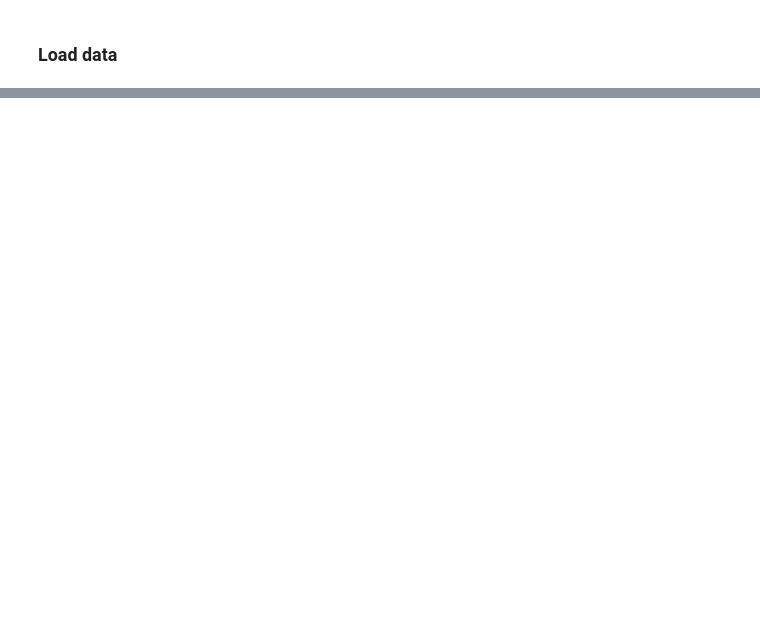
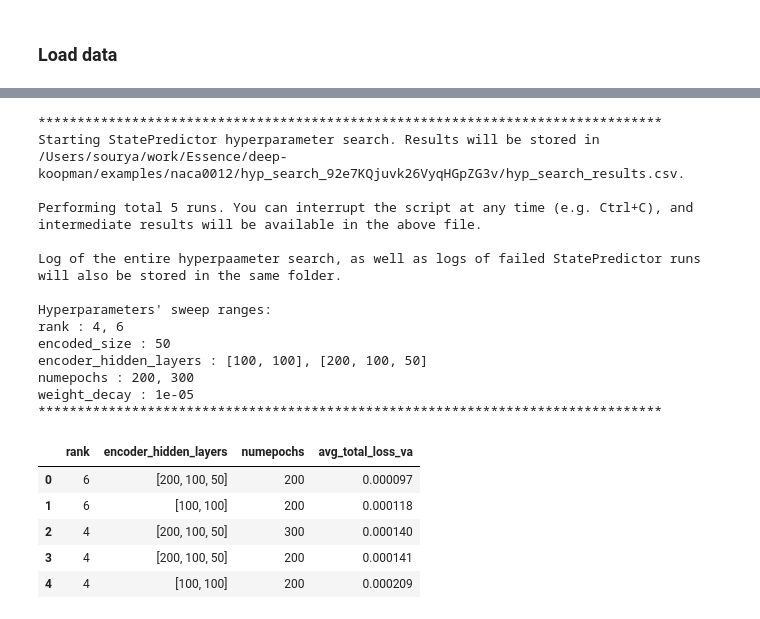
Before and after one commit to GaloisInc/dlkoopman, a Jupyter notebook: examples/naca0012/hyp_search.ipynb, the cells around one changed output, grey strips where cells are left out. Cells and saved outputs as stored; diff of their text form; code cells hidden in the pictures; blank space fills up the shorter version.

```diff
--- a/examples/naca0012/hyp_search.ipynb
+++ b/examples/naca0012/hyp_search.ipynb
@@ -49,0 +203,32 @@ We highly recommend performing hyperparameter search for any problem as it can l
+# %%
+output_folder = run_hyp_search(
+    dh = dh,
+    hyp_options = hyp_options,
+    avg_ignore_initial_epochs = 100,
+    numruns = 5
+)
+
+df = pd.read_csv(os.path.join(output_folder, 'hyp_search_results.csv'))
+df_truncated = df[['rank', 'encoder_hidden_layers', 'numepochs', 'avg_total_loss_va']]
+df_truncated
+# %% [output]
+********************************************************************************
+Starting StatePredictor hyperparameter search. Results will be stored in /Users/sourya/work/Essence/deep-koopman/examples/naca0012/hyp_search_92e7KQjuvk26VyqHGpZG3v/hyp_search_results.csv.
+
+Performing total 5 runs. You can interrupt the script at any time (e.g. Ctrl+C), and intermediate results will be available in the above file.
+
+Log of the entire hyperpaameter search, as well as logs of failed StatePredictor runs will also be stored in the same folder.
+
+Hyperparameters' sweep ranges:
+rank : 4, 6
+encoded_size : 50
+encoder_hidden_layers : [100, 100], [200, 100, 50]
+numepochs : 200, 300
+weight_decay : 1e-05
+********************************************************************************
+|  | rank | encoder_hidden_layers | numepochs | avg_total_loss_va |
+| 0 | 6 | [200, 100, 50] | 200 | 0.000097 |
+| 1 | 6 | [100, 100] | 200 | 0.000118 |
+| 2 | 4 | [200, 100, 50] | 300 | 0.000140 |
+| 3 | 4 | [200, 100, 50] | 200 | 0.000141 |
+| 4 | 4 | [100, 100] | 200 | 0.000209 |
```
Also changed, not shown: parts of 27 cells of this notebook, 8 other files.
